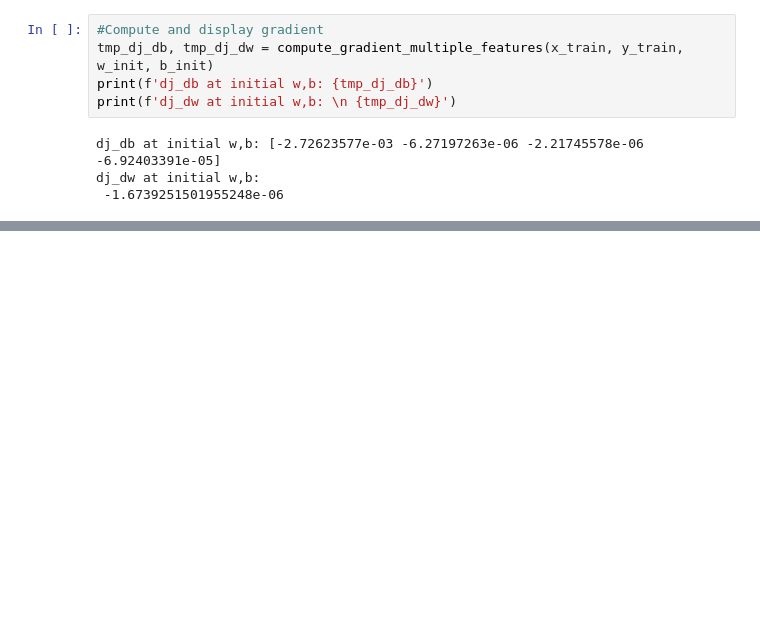
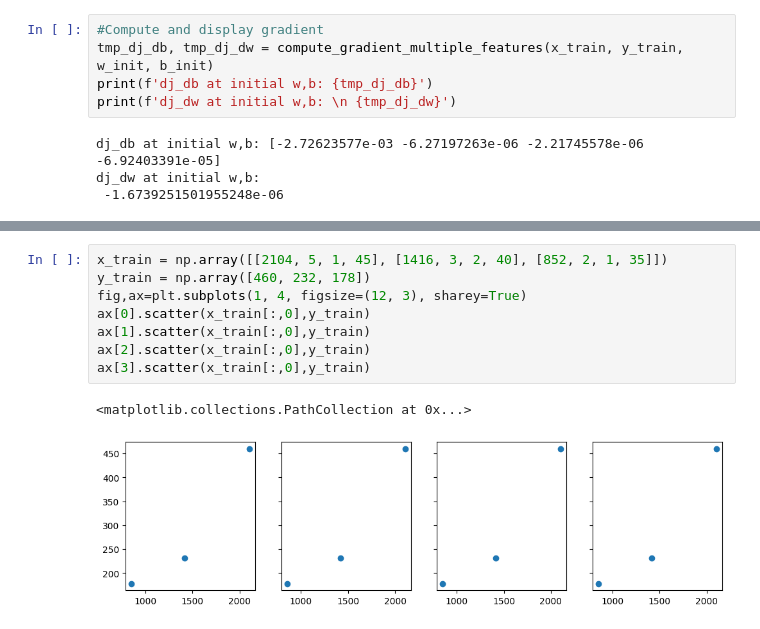
Before and after one commit to shazaelmorsh/Machine-Learning-Concepts, a Jupyter notebook: Supervised_Machine_Learning.ipynb, the cells around one changed output, grey strips where cells are left out. Cells and saved outputs as stored; diff of their text form; blank space fills up the shorter version.

```diff
--- a/Supervised_Machine_Learning.ipynb
+++ b/Supervised_Machine_Learning.ipynb
@@ -281,0 +315,11 @@ prediction: 171.47, target value: 178
+# %%
+x_train = np.array([[2104, 5, 1, 45], [1416, 3, 2, 40], [852, 2, 1, 35]])
+y_train = np.array([460, 232, 178])
+fig,ax=plt.subplots(1, 4, figsize=(12, 3), sharey=True)
+ax[0].scatter(x_train[:,0],y_train)
+ax[1].scatter(x_train[:,0],y_train)
+ax[2].scatter(x_train[:,0],y_train)
+ax[3].scatter(x_train[:,0],y_train)
+# %% [output]
+<matplotlib.collections.PathCollection at 0x...>
+[figure, added]
```
Also changed, not shown: parts of 52 cells of this notebook.
